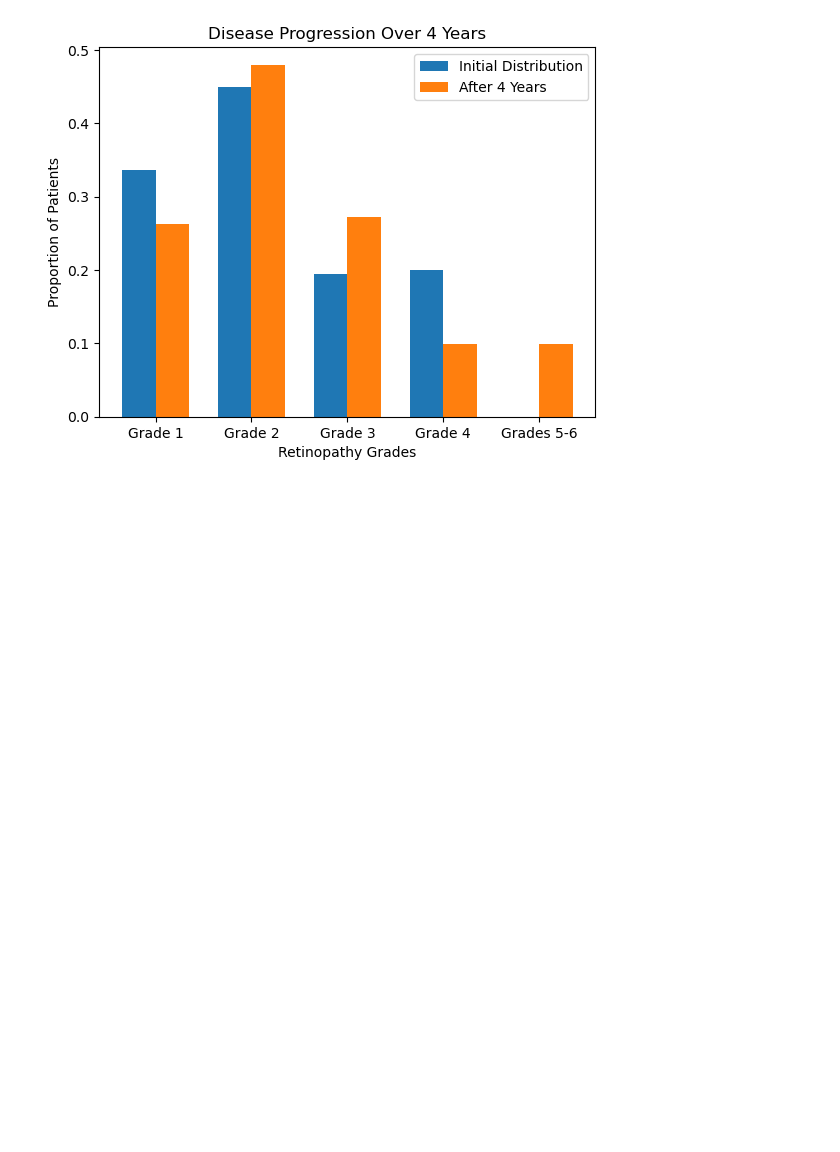
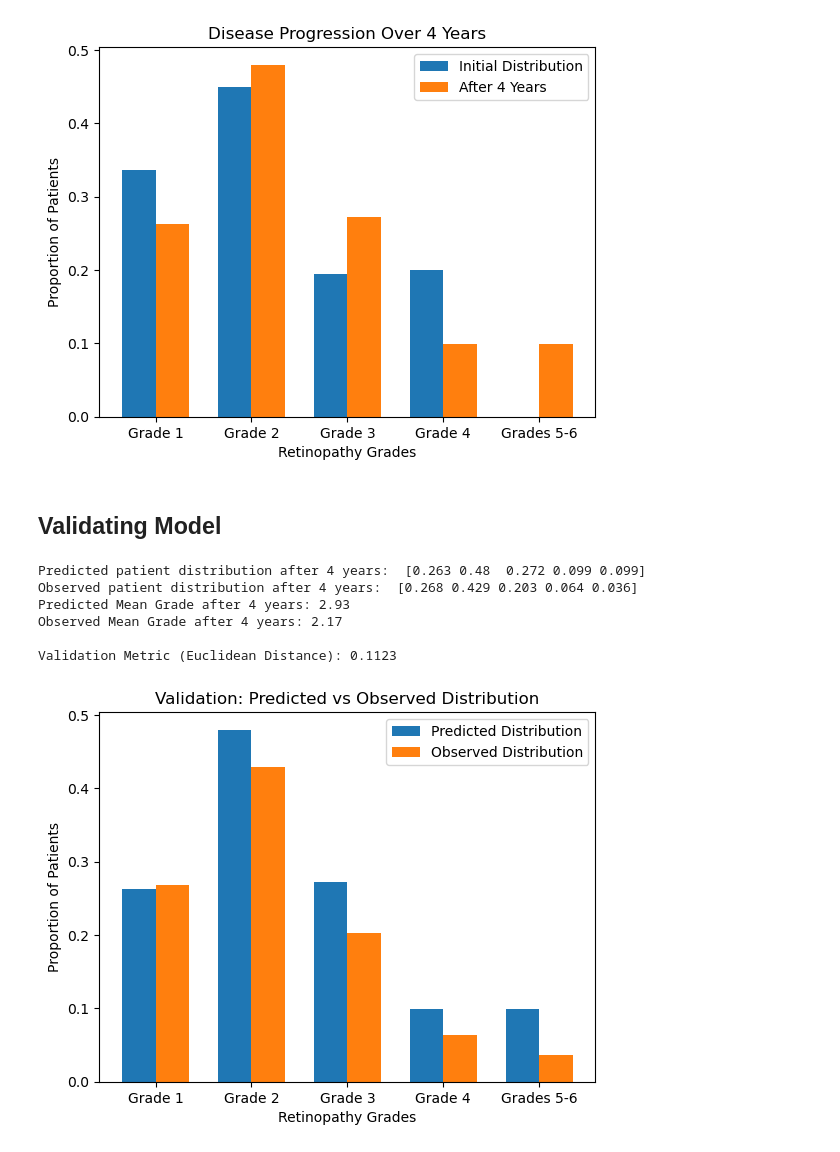
Before and after one commit to Aqibaman/Probabilistic-Modelling, a Jupyter notebook: Transient and Limiting Results/05-Markov Model Analysis of Diabetic Retinopathy Progression.ipynb, the cells around one changed output. Saved outputs shown, nothing was run; the diff lists cells and outputs as text; code cells hidden in the pictures; blank space fills up the shorter version.

Commit message:
Validated model
I did the validation part of the model

```diff
--- a/Transient and Limiting Results/05-Markov Model Analysis of Diabetic Retinopathy Progression.ipynb
+++ b/Transient and Limiting Results/05-Markov Model Analysis of Diabetic Retinopathy Progression.ipynb
@@ -69,3 +69,56 @@ Expected patient distribution after 4 years:  [0.263 0.48  0.272 0.099 0.099]
 Initial Mean Grade: 2.62
 Final Mean Grade after 4 years: 2.93
 [figure]
+# %% [markdown]
+## Validating Model
+# %%
+from scipy.spatial.distance import euclidean
+
+# Compute the expected patient distribution after 4 years
+predicted_pi_4 = pi_4
+
+# Simulated observed distribution (this should be replaced with real-world data if available)
+observed_pi_4 = np.array([0.268, 0.429, 0.203, 0.064, 0.036])  # Example real-world data
+
+# Compute the mean grade of predicted and observed
+predicted_mean_grade = round(np.dot(predicted_pi_4, grades), 2)
+observed_mean_grade = round(np.dot(observed_pi_4, grades), 2)
+
+# Compute Euclidean distance as a simple validation metric
+distance = round(euclidean(predicted_pi_4, observed_pi_4), 4)
+
+# Print results
+print("\nPredicted patient distribution after 4 years: ", np.round(predicted_pi_4, 3))
+print("Observed patient distribution after 4 years: ", np.round(observed_pi_4, 3))
+print(f"Predicted Mean Grade after 4 years: {predicted_mean_grade}")
+print(f"Observed Mean Grade after 4 years: {observed_mean_grade}")
+print(f"\nValidation Metric (Euclidean Distance): {distance}")
+
+# Plot the predicted vs observed distributions
+def plot_validation(predicted, observed, title):
+    x = np.arange(len(stages))
+    width = 0.35  # width of the bars
+
+    fig, ax = plt.subplots()
+    bars1 = ax.bar(x - width/2, predicted, width, label='Predicted Distribution')
+    bars2 = ax.bar(x + width/2, observed, width, label='Observed Distribution')
+
+    ax.set_xlabel('Retinopathy Grades')
+    ax.set_ylabel('Proportion of Patients')
+    ax.set_title(title)
+    ax.set_xticks(x)
+    ax.set_xticklabels(stages)
+    ax.legend()
+
+    plt.show()
+
+# Plot the comparison
+plot_validation(predicted_pi_4, observed_pi_4, "Validation: Predicted vs Observed Distribution")
+# %% [output]
+Predicted patient distribution after 4 years:  [0.263 0.48  0.272 0.099 0.099]
+Observed patient distribution after 4 years:  [0.268 0.429 0.203 0.064 0.036]
+Predicted Mean Grade after 4 years: 2.93
+Observed Mean Grade after 4 years: 2.17
+
+Validation Metric (Euclidean Distance): 0.1123
+[figure, added]
```
